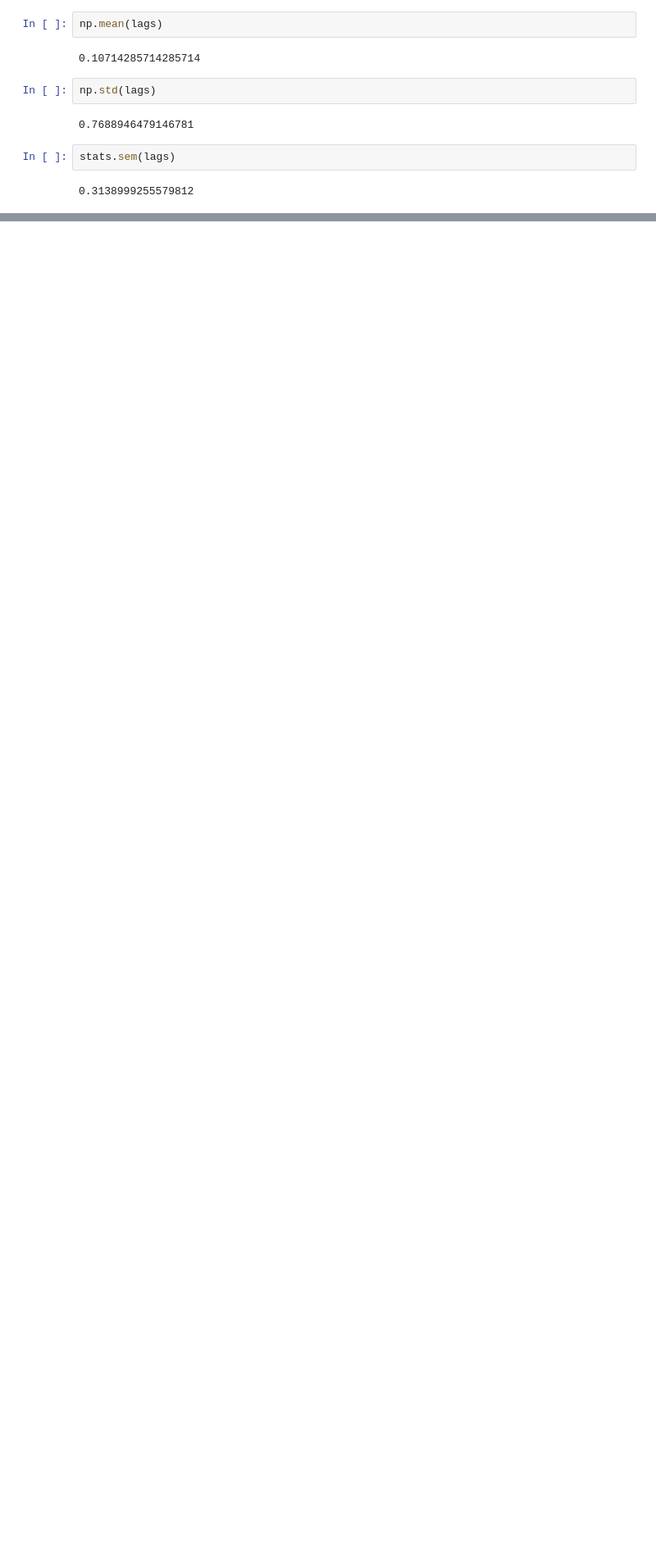
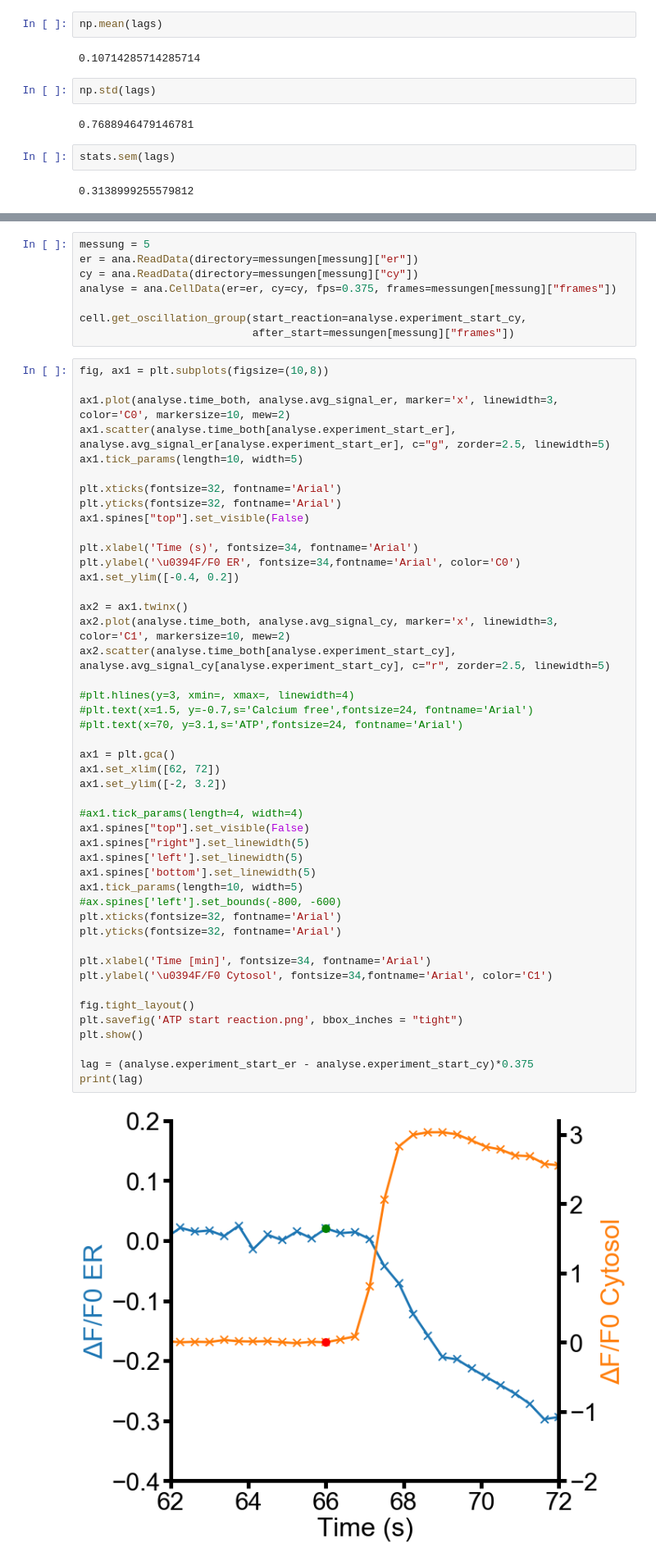
Before and after one commit to AmSchulte/GliaOscillation, a Jupyter notebook: ATP Oscillation fast.ipynb, the cells around one changed output, grey strips where cells are left out. Shown at 82% size. Drawn from its saved outputs; the diff is of its cells as text; blank space fills up the shorter version.

Commit message:
analysis oscillation

```diff
--- a/ATP Oscillation fast.ipynb
+++ b/ATP Oscillation fast.ipynb
@@ -239,0 +280,56 @@ ax= sns.swarmplot(lags, size=10, c='red', orient='v', color='k')
+# %%
+messung = 5
+er = ana.ReadData(directory=messungen[messung]["er"])
+cy = ana.ReadData(directory=messungen[messung]["cy"])
+analyse = ana.CellData(er=er, cy=cy, fps=0.375, frames=messungen[messung]["frames"])
+
+cell.get_oscillation_group(start_reaction=analyse.experiment_start_cy,
+                           after_start=messungen[messung]["frames"])
+# %%
+fig, ax1 = plt.subplots(figsize=(10,8))
+
+ax1.plot(analyse.time_both, analyse.avg_signal_er, marker='x', linewidth=3, color='C0', markersize=10, mew=2)
+ax1.scatter(analyse.time_both[analyse.experiment_start_er], analyse.avg_signal_er[analyse.experiment_start_er], c="g", zorder=2.5, linewidth=5)
+ax1.tick_params(length=10, width=5)
+
+plt.xticks(fontsize=32, fontname='Arial')
+plt.yticks(fontsize=32, fontname='Arial')
+ax1.spines["top"].set_visible(False)
+
+plt.xlabel('Time (s)', fontsize=34, fontname='Arial')
+plt.ylabel('\u0394F/F0 ER', fontsize=34,fontname='Arial', color='C0')
+ax1.set_ylim([-0.4, 0.2])
+
+ax2 = ax1.twinx()
+ax2.plot(analyse.time_both, analyse.avg_signal_cy, marker='x', linewidth=3, color='C1', markersize=10, mew=2)
+ax2.scatter(analyse.time_both[analyse.experiment_start_cy], analyse.avg_signal_cy[analyse.experiment_start_cy], c="r", zorder=2.5, linewidth=5)
+
+#plt.hlines(y=3, xmin=, xmax=, linewidth=4)
+#plt.text(x=1.5, y=-0.7,s='Calcium free',fontsize=24, fontname='Arial')
+#plt.text(x=70, y=3.1,s='ATP',fontsize=24, fontname='Arial')
+
+ax1 = plt.gca()
+ax1.set_xlim([62, 72])
+ax1.set_ylim([-2, 3.2])
+
+#ax1.tick_params(length=4, width=4)
+ax1.spines["top"].set_visible(False)
+ax1.spines["right"].set_linewidth(5)
+ax1.spines['left'].set_linewidth(5)
+ax1.spines['bottom'].set_linewidth(5)
+ax1.tick_params(length=10, width=5)
+#ax.spines['left'].set_bounds(-800, -600)
+plt.xticks(fontsize=32, fontname='Arial')
+plt.yticks(fontsize=32, fontname='Arial')
+
+plt.xlabel('Time [min]', fontsize=34, fontname='Arial')
+plt.ylabel('\u0394F/F0 Cytosol', fontsize=34,fontname='Arial', color='C1')
+
+fig.tight_layout()
+plt.savefig('ATP start reaction.png', bbox_inches = "tight")
+plt.show()
+
+lag = (analyse.experiment_start_er - analyse.experiment_start_cy)*0.375
+print(lag)
+# %% [output]
+[figure, added]
```
Also changed, not shown: parts of 9 cells of this notebook, 21 other files.
